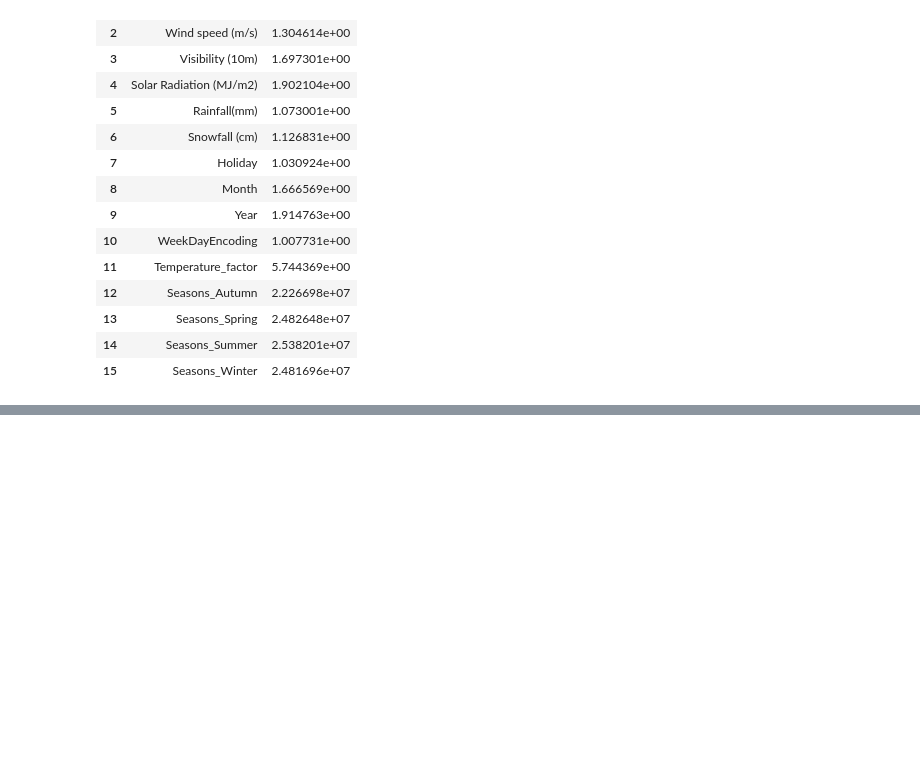
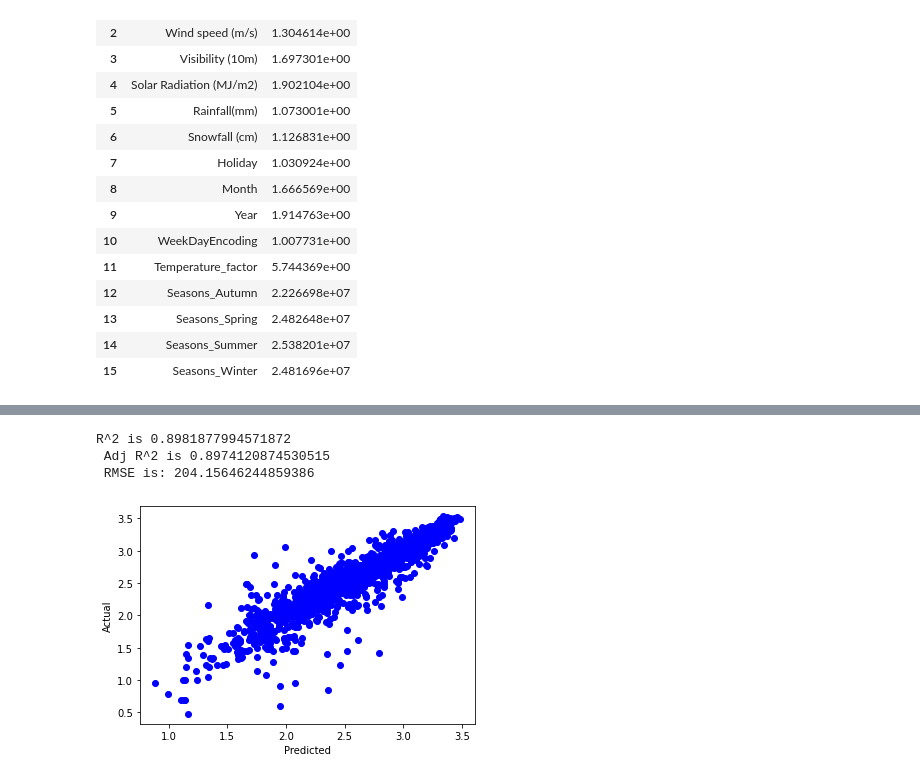
Before and after one commit to disuja7/Bike-sharing-demand-prediction, a Jupyter notebook: Copy_of_Bike_Sharing_Demand_Prediction_Capstone_Project.ipynb, the cells around one changed output, grey strips where cells are left out. Saved outputs shown, nothing was run; the diff lists cells and outputs as text; code cells hidden in the pictures; blank space fills up the shorter version.

```diff
--- a/Copy_of_Bike_Sharing_Demand_Prediction_Capstone_Project.ipynb
+++ b/Copy_of_Bike_Sharing_Demand_Prediction_Capstone_Project.ipynb
@@ -488,0 +430,8 @@ plt.show()
+# %%
+from sklearn.ensemble import RandomForestRegressor
+predict(RandomForestRegressor(),X,y)
+# %% [output]
+R^2 is 0.8981877994571872
+ Adj R^2 is 0.8974120874530515
+ RMSE is: 204.15646244859386
+[figure, added]
```
Also changed, not shown: parts of 26 cells of this notebook.
